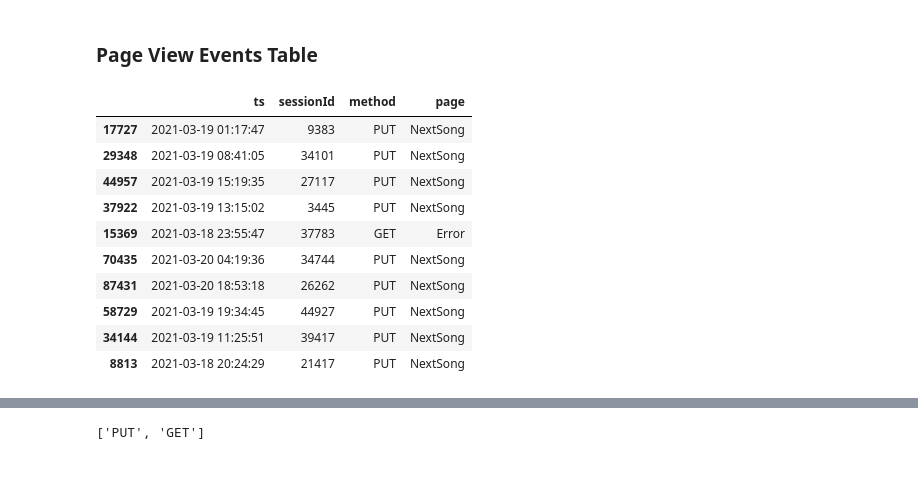
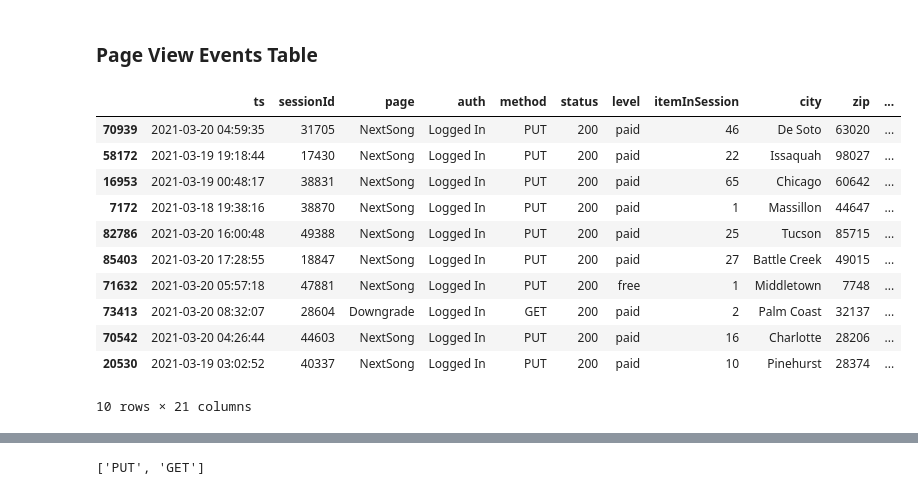
Before and after one commit to lupusruber/music_analytics, a Jupyter notebook: scripts/tests.ipynb, the cells around one changed output, grey strips where cells are left out. Saved outputs shown, nothing was run; the diff lists cells and outputs as text; code cells hidden in the pictures.

```diff
--- a/scripts/tests.ipynb
+++ b/scripts/tests.ipynb
@@ -168,20 +167,21 @@ auth_events.query("success != True").head(3)
 # %%
 page_view = pd.read_csv("/home/lupusruber/music_analytics/data/page_view_events.csv")
 page_view.drop(["Unnamed: 0", "userAgent"], inplace=True, axis=1)
 page_view["ts"] = pd.to_datetime(page_view["ts"], unit="ms")
-page_view.sample(10)[["ts", "sessionId", "method", "page"]]
+page_view.sample(10)
 # %% [output]
-|  | ts | sessionId | method | page |
-| 17727 | 2021-03-19 01:17:47 | 9383 | PUT | NextSong |
-| 29348 | 2021-03-19 08:41:05 | 34101 | PUT | NextSong |
-| 44957 | 2021-03-19 15:19:35 | 27117 | PUT | NextSong |
-| 37922 | 2021-03-19 13:15:02 | 3445 | PUT | NextSong |
-| 15369 | 2021-03-18 23:55:47 | 37783 | GET | Error |
-| 70435 | 2021-03-20 04:19:36 | 34744 | PUT | NextSong |
-| 87431 | 2021-03-20 18:53:18 | 26262 | PUT | NextSong |
-| 58729 | 2021-03-19 19:34:45 | 44927 | PUT | NextSong |
-| 34144 | 2021-03-19 11:25:51 | 39417 | PUT | NextSong |
-| 8813 | 2021-03-18 20:24:29 | 21417 | PUT | NextSong |
+|  | ts | sessionId | page | auth | method | status | level | itemInSession | city | zip | ... |
+| 70939 | 2021-03-20 04:59:35 | 31705 | NextSong | Logged In | PUT | 200 | paid | 46 | De Soto | 63020 | ... |
+| 58172 | 2021-03-19 19:18:44 | 17430 | NextSong | Logged In | PUT | 200 | paid | 22 | Issaquah | 98027 | ... |
+| 16953 | 2021-03-19 00:48:17 | 38831 | NextSong | Logged In | PUT | 200 | paid | 65 | Chicago | 60642 | ... |
+| 7172 | 2021-03-18 19:38:16 | 38870 | NextSong | Logged In | PUT | 200 | paid | 1 | Massillon | 44647 | ... |
+| 82786 | 2021-03-20 16:00:48 | 49388 | NextSong | Logged In | PUT | 200 | paid | 25 | Tucson | 85715 | ... |
+| 85403 | 2021-03-20 17:28:55 | 18847 | NextSong | Logged In | PUT | 200 | paid | 27 | Battle Creek | 49015 | ... |
+| 71632 | 2021-03-20 05:57:18 | 47881 | NextSong | Logged In | PUT | 200 | free | 1 | Middletown | 7748 | ... |
+| 73413 | 2021-03-20 08:32:07 | 28604 | Downgrade | Logged In | GET | 200 | paid | 2 | Palm Coast | 32137 | ... |
+| 70542 | 2021-03-20 04:26:44 | 44603 | NextSong | Logged In | PUT | 200 | paid | 16 | Charlotte | 28206 | ... |
+| 20530 | 2021-03-19 03:02:52 | 40337 | NextSong | Logged In | PUT | 200 | paid | 10 | Pinehurst | 28374 | ... |
+10 rows × 21 columns
 # %%
 page_view["page"].unique().tolist()
 # %% [output]
```
Also changed, not shown: parts of 3 cells of this notebook.
